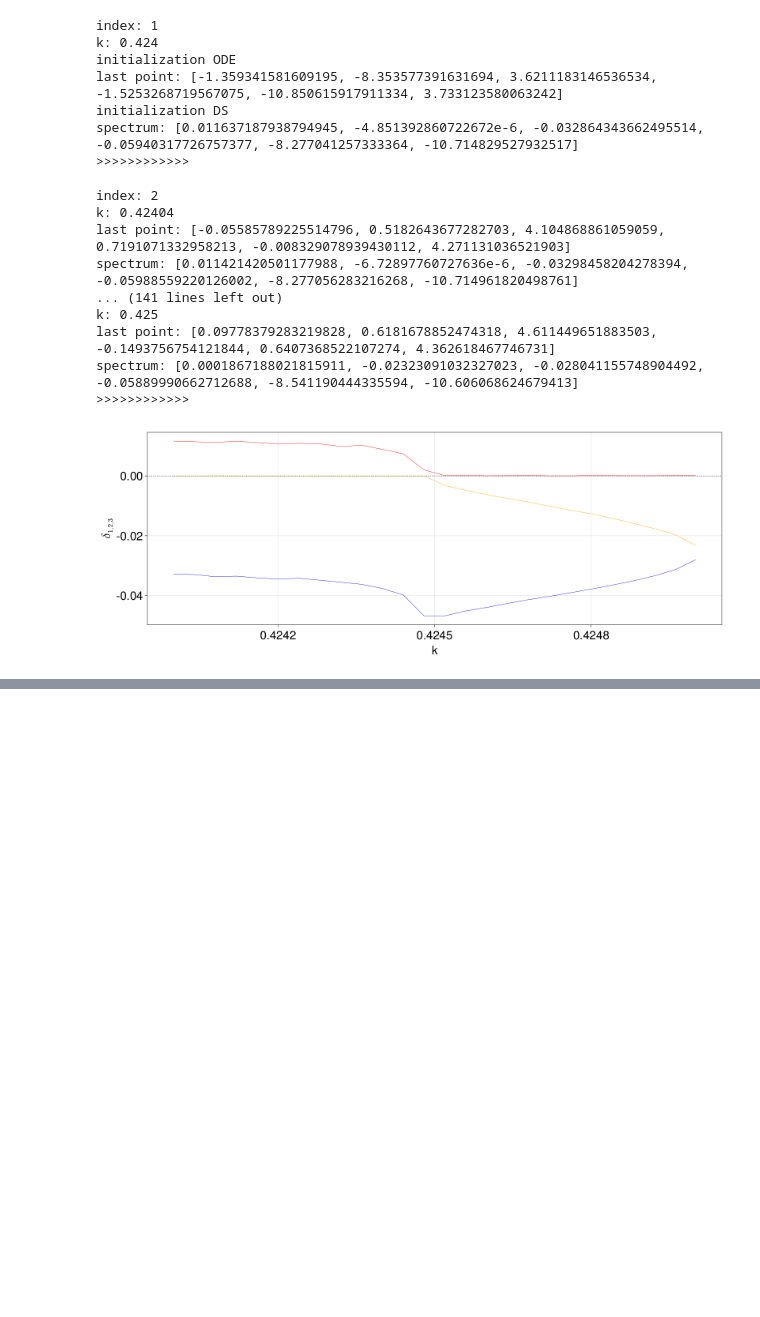
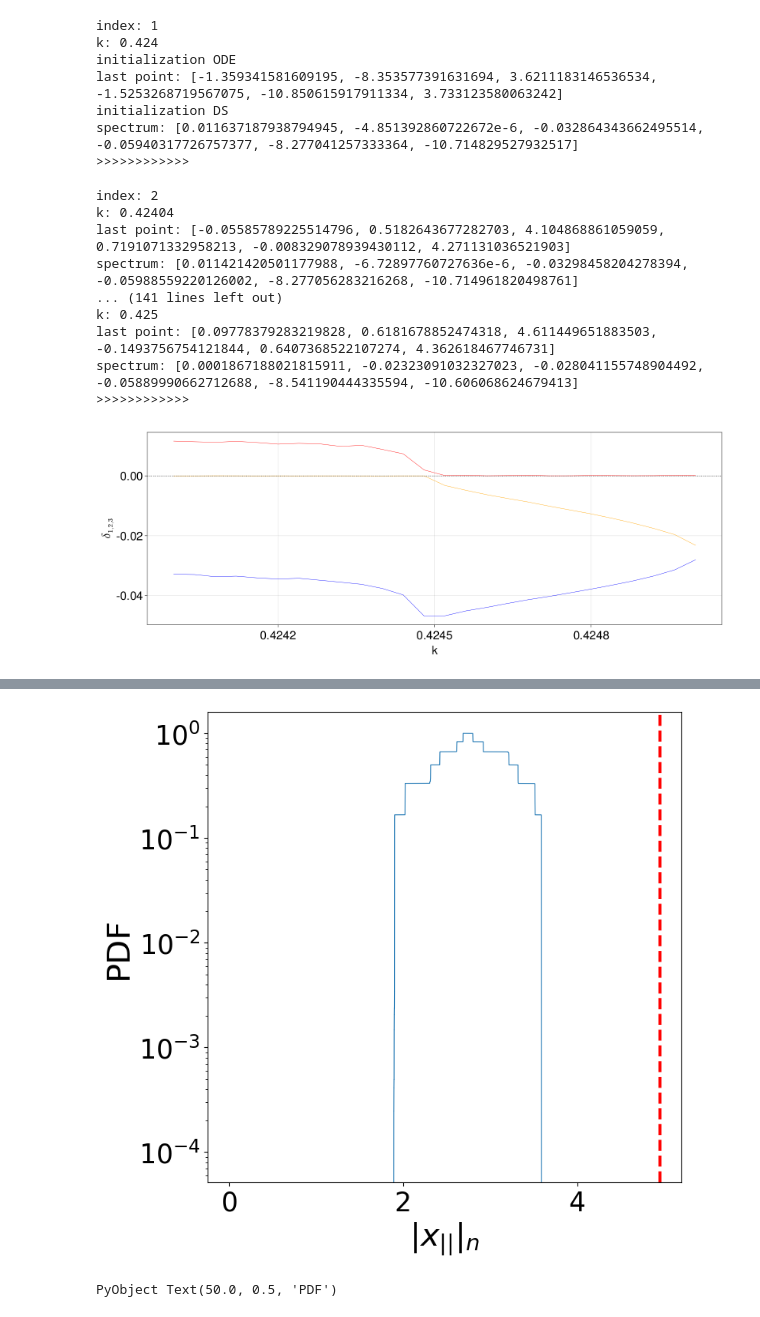
Before and after one commit to SergeyNovak777/dynamical-systems, a Jupyter notebook: Hindmarrh Rose/probablity density function/PDF chaos.ipynb, the cells around one changed output, grey strips where cells are left out. Saved outputs shown, nothing was run; the diff lists cells and outputs as text; code cells hidden in the pictures; blank space fills up the shorter version.

```diff
--- a/Hindmarrh Rose/probablity density function/PDF chaos.ipynb
+++ b/Hindmarrh Rose/probablity density function/PDF chaos.ipynb
@@ -323,0 +405,19 @@ f
+# %%
+counts = spikes[spikes.>=Hs1]
+counts = length(counts)
+
+fig, ax = subplots(figsize = (8, 8))
+
+ax.set_yscale("log")
+
+ax.plot(sel_1, pdf_1, label  = "k: $k", lw  = 0.8)
+ax.axvline(Hs1, color ="red", linestyle ="--", lw = 2.8, label = "count: $counts")
+ax.tick_params(labelsize = 25)
+
+ax.set_xlabel(L"|x_{||}|_{n}", fontsize = 30)
+ax.set_ylabel("PDF", fontsize = 30)
+
+# ax.legend(loc="upper left", fontsize = 25)
+# %% [output]
+[figure, added]
+PyObject Text(50.0, 0.5, 'PDF')
```
Also changed, not shown: parts of 11 cells of this notebook.
